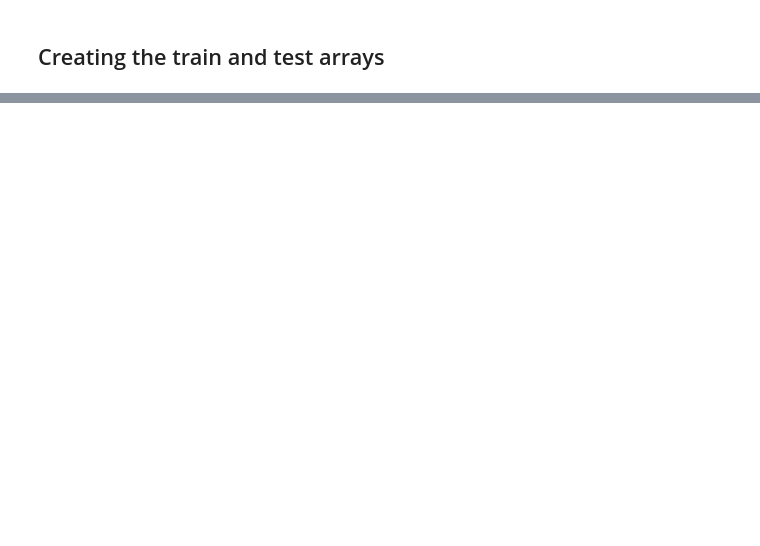
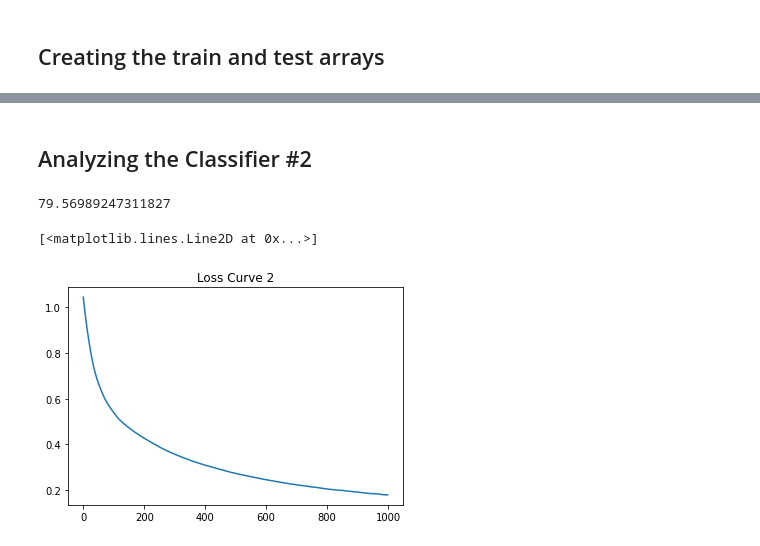
Before and after one commit to HACardoso/MPLMiniProjectSI, a Jupyter notebook: mpl_classifier.ipynb, the cells around one changed output, grey strips where cells are left out. Drawn from its saved outputs; the diff is of its cells as text; code cells hidden in the pictures; blank space fills up the shorter version.

```diff
--- a/mpl_classifier.ipynb
+++ b/mpl_classifier.ipynb
@@ -45,0 +101,4 @@ plt.plot(range(len(mlpClassifier.loss_curve_)),mlpClassifier.loss_curve_)
+# %%
+mlpClassifier2 = MLPClassifier(max_iter=1000,activation='relu', verbose=True, hidden_layer_sizes=(15,),random_state=1)
+mlpClassifier2.fit(X_train, y_train)
+y_pred2 = mlpClassifier2.predict(X_test)
@@ -45,0 +123,12 @@ plt.plot(range(len(mlpClassifier.loss_curve_)),mlpClassifier.loss_curve_)
+# %% [markdown]
+## Analyzing the Classifier #2
+# %%
+analyze(y_test, y_pred2)
+# %% [output]
+79.56989247311827
+# %%
+plt.title('Loss Curve 2')
+plt.plot(range(len(mlpClassifier2.loss_curve_)),mlpClassifier2.loss_curve_)
+# %% [output]
+[<matplotlib.lines.Line2D at 0x...>]
+[figure, added]
```
Also changed, not shown: parts of 64 cells of this notebook.
